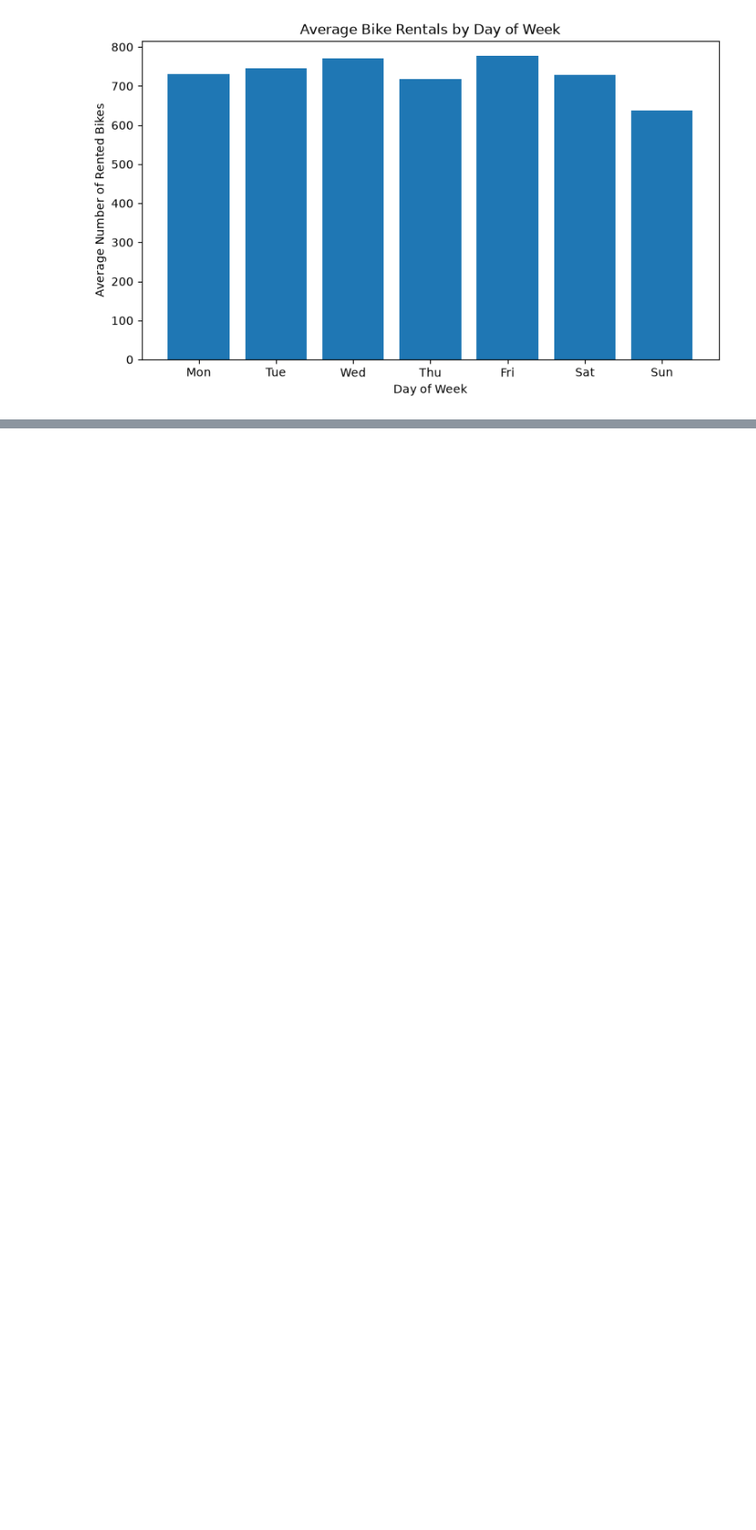
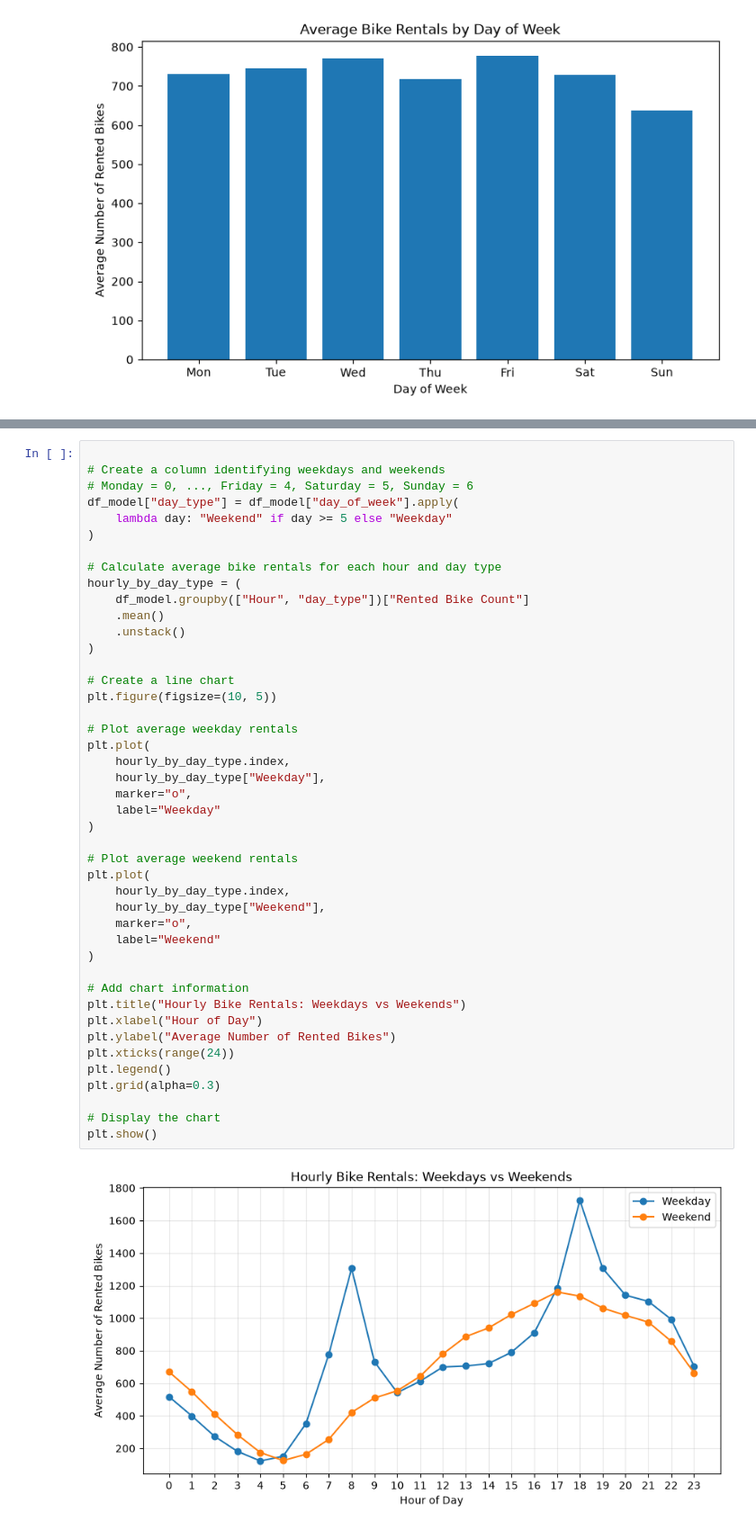
Before and after one commit to ChandaNovent/BikeFlow, a Jupyter notebook: 01_bikeflow_analysis.ipynb, the cells around one changed output, grey strips where cells are left out. Shown at 90% size. Saved outputs shown, nothing was run; the diff lists cells and outputs as text; blank space fills up the shorter version.

```diff
--- a/01_bikeflow_analysis.ipynb
+++ b/01_bikeflow_analysis.ipynb
@@ -499,0 +505,46 @@ plt.show()
+# %%
+
+# Create a column identifying weekdays and weekends
+# Monday = 0, ..., Friday = 4, Saturday = 5, Sunday = 6
+df_model["day_type"] = df_model["day_of_week"].apply(
+    lambda day: "Weekend" if day >= 5 else "Weekday"
+)
+
+# Calculate average bike rentals for each hour and day type
+hourly_by_day_type = (
+    df_model.groupby(["Hour", "day_type"])["Rented Bike Count"]
+    .mean()
+    .unstack()
+)
+
+# Create a line chart
+plt.figure(figsize=(10, 5))
+
+# Plot average weekday rentals
+plt.plot(
+    hourly_by_day_type.index,
+    hourly_by_day_type["Weekday"],
+    marker="o",
+    label="Weekday"
+)
+
+# Plot average weekend rentals
+plt.plot(
+    hourly_by_day_type.index,
+    hourly_by_day_type["Weekend"],
+    marker="o",
+    label="Weekend"
+)
+
+# Add chart information
+plt.title("Hourly Bike Rentals: Weekdays vs Weekends")
+plt.xlabel("Hour of Day")
+plt.ylabel("Average Number of Rented Bikes")
+plt.xticks(range(24))
+plt.legend()
+plt.grid(alpha=0.3)
+
+# Display the chart
+plt.show()
+# %% [output]
+[figure, added]
```
Also changed, not shown: parts of 15 cells of this notebook.
